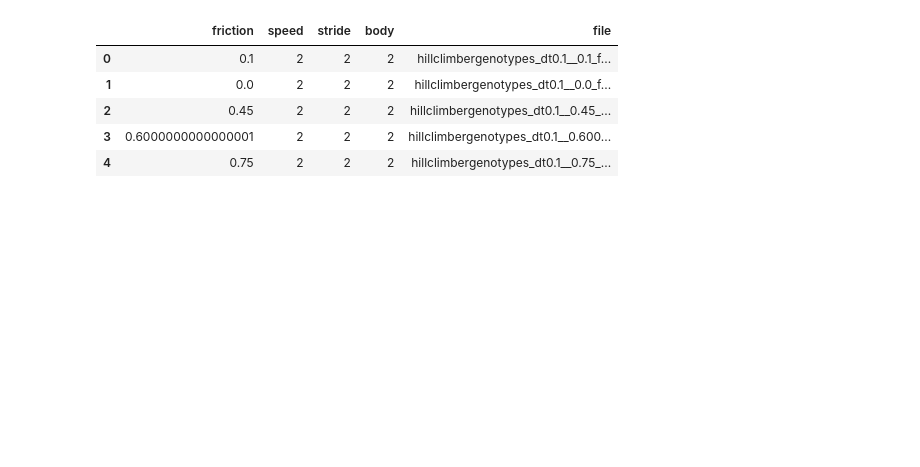
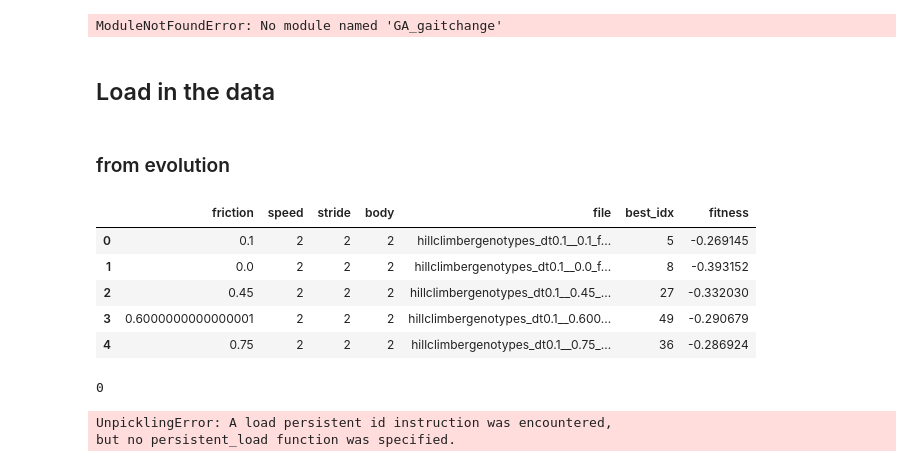
Before and after one commit to shepai/Quadruped, a Jupyter notebook: Code/GAs/gaitSelect/analysis.ipynb, the cells around one changed output. Saved outputs shown, nothing was run; the diff lists cells and outputs as text; code cells hidden in the pictures; blank space fills up the shorter version.

Commit message:
look through experiments

```diff
--- a/Code/GAs/gaitSelect/analysis.ipynb
+++ b/Code/GAs/gaitSelect/analysis.ipynb
@@ -5,25 +1,68 @@ from os import walk
+# %%
+import sys
+sys.path.insert(1, '/its/home/drs25/Documents/GitHub/Quadruped/Code')
+sys.path.insert(1, '/its/home/drs25/Quadruped/Code')
+sys.path.insert(1, 'C:/Users/dexte/Documents/GitHub/Quadruped/Code')
+import numpy as np
+import pandas as pd
+from os import walk
+import pickle
+from GA_gaitchange import F3
+# %% [output]
+ModuleNotFoundError: No module named 'GA_gaitchange'
+# %% [markdown]
+## Load in the data
+# %% [markdown]
+### from evolution
 # %%
 f=[]
-for (dirpath, dirnames, filenames) in walk("/its/home/drs25/Quadruped/models/frictions_and_stuff"):
+path="/its/home/drs25/Quadruped/models/frictions_and_stuff/"
+for (dirpath, dirnames, filenames) in walk(path):
     f.extend(filenames)
     break
-details={'friction':[],"speed":[],"stride":[],"body":[],"file":[]}
+details={'friction':[],"speed":[],"stride":[],"body":[],"file":[],'best_idx':[],"fitness":[]}
 
 for i in range(len(f)):
     if ".pkl" in f[i]:
         deets=f[i].replace(".pkl","").replace("friction","").split("_")
+        fitnesses=np.load(path+f[i].replace("genotypes","fitnesses").replace(".pkl",".npy"))
         deets2=deets[5].split("-")
         details['friction'].append(deets[4])
         details['speed'].append(deets2[2])
         details['stride'].append(deets2[0])
         details['body'].append(deets2[1])
         details['file'].append(f[i])
-details=pd.DataFrame(details)
-details.head()
+        details['best_idx'].append(np.argmax(fitnesses))
+        details['fitness'].append(np.max(fitnesses))
+actual_frame=pd.DataFrame(details)
+actual_frame.head()
 # %% [output]
-|  | friction | speed | stride | body | file |
-| 0 | 0.1 | 2 | 2 | 2 | hillclimbergenotypes_dt0.1__0.1_f... |
-| 1 | 0.0 | 2 | 2 | 2 | hillclimbergenotypes_dt0.1__0.0_f... |
-| 2 | 0.45 | 2 | 2 | 2 | hillclimbergenotypes_dt0.1__0.45_... |
-| 3 | 0.6000000000000001 | 2 | 2 | 2 | hillclimbergenotypes_dt0.1__0.600... |
-| 4 | 0.75 | 2 | 2 | 2 | hillclimbergenotypes_dt0.1__0.75_... |
+|  | friction | speed | stride | body | file | best_idx | fitness |
+| 0 | 0.1 | 2 | 2 | 2 | hillclimbergenotypes_dt0.1__0.1_f... | 5 | -0.269145 |
+| 1 | 0.0 | 2 | 2 | 2 | hillclimbergenotypes_dt0.1__0.0_f... | 8 | -0.393152 |
+| 2 | 0.45 | 2 | 2 | 2 | hillclimbergenotypes_dt0.1__0.45_... | 27 | -0.332030 |
+| 3 | 0.6000000000000001 | 2 | 2 | 2 | hillclimbergenotypes_dt0.1__0.600... | 49 | -0.290679 |
+| 4 | 0.75 | 2 | 2 | 2 | hillclimbergenotypes_dt0.1__0.75_... | 36 | -0.286924 |
+# %%
+#run trials to get all of the trajectories
+from environment import *
+from CPG import *
+trajectories=[]
+
+for index,item in details_frame.iterrows():
+    print(index)
+    #open the population from the experiment
+    with open("/its/home/drs25/Quadruped/models/frictions_and_stuff/"+item['file'], 'rb') as f:
+        population = pickle.load(f)
+    env=environment(0,friction=float(item['friction']))
+    _,history,_=env.runTrial(population[item['best_idx']],300)
+    env.close()
+    trajectories.append(history['positions'])
+
+details['traj']=trajectories
+actual_frame=pd.DataFrame(details)
+actual_frame.head()
+# %% [output]
+0
+UnpicklingError: A load persistent id instruction was encountered,
+but no persistent_load function was specified.
```
Also changed, not shown: parts of 6 cells of this notebook.
